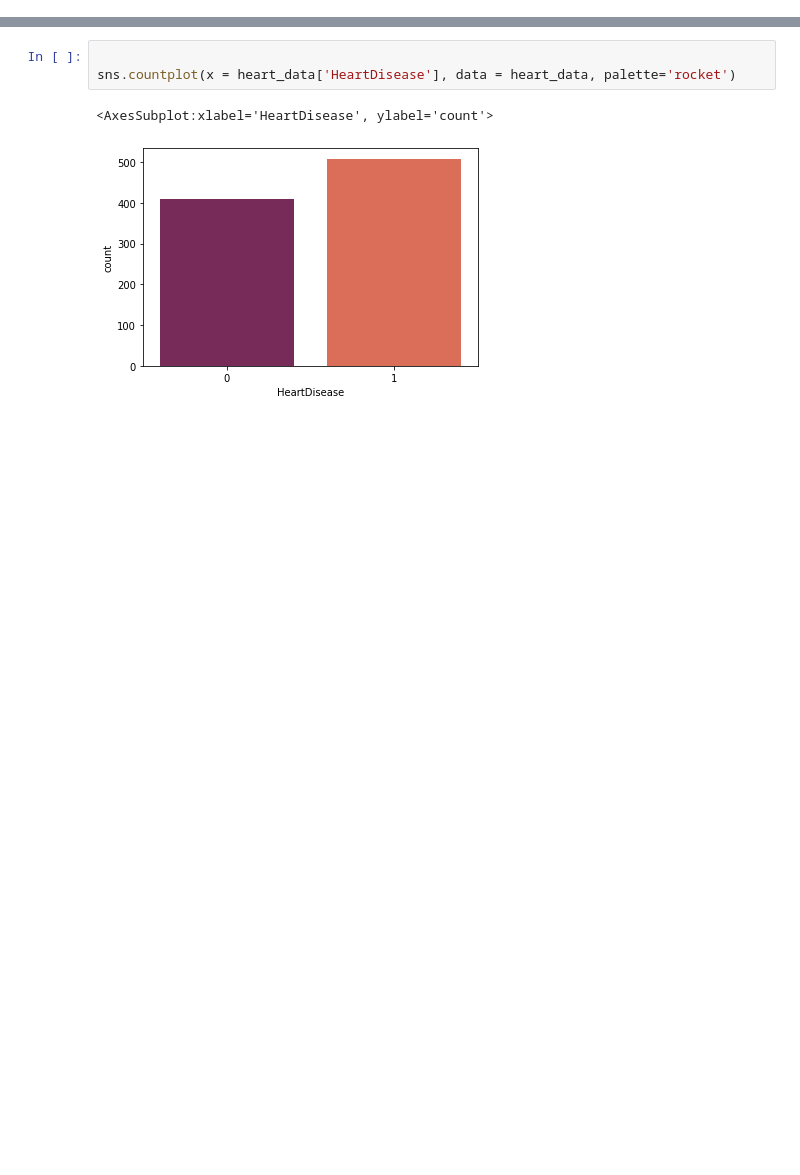
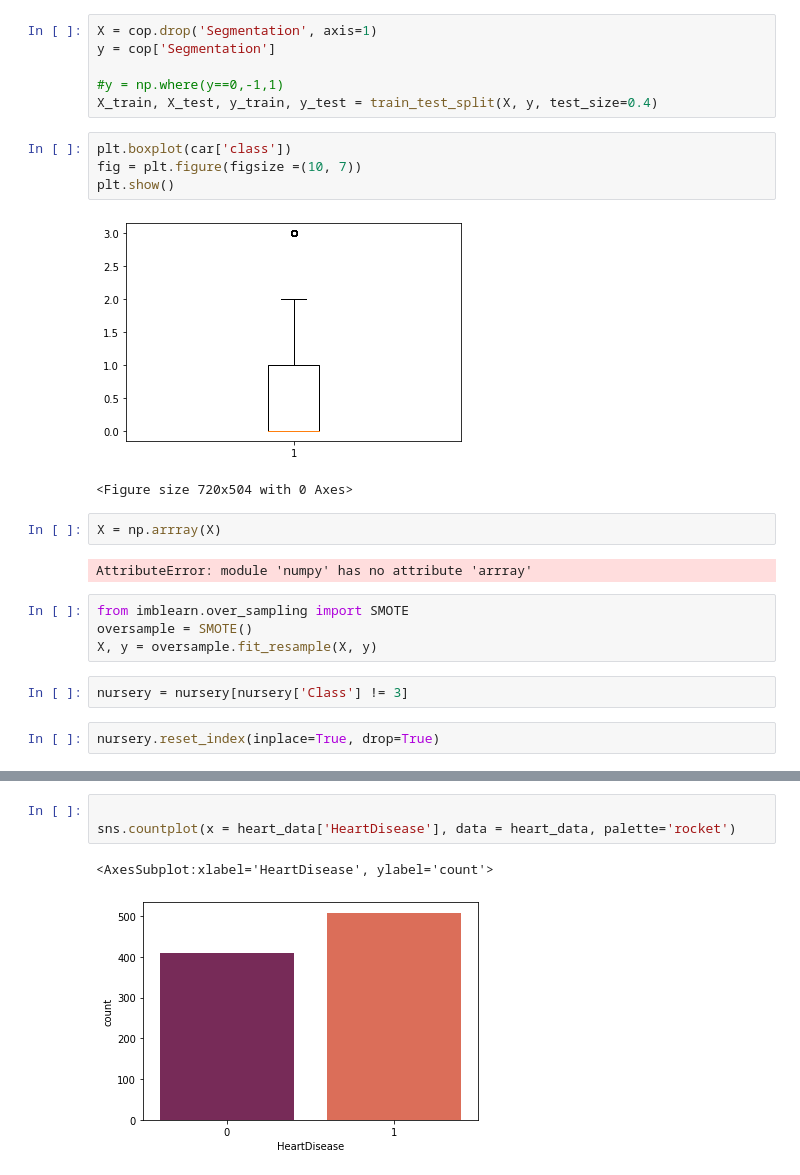
Before and after one commit to hugomdm/Adaboost_ADSL, a Jupyter notebook: code/Adaboost_MultiClass.ipynb, the cells around one changed output, grey strips where cells are left out. Cells and saved outputs as stored; diff of their text form; blank space fills up the shorter version.

```diff
--- a/code/Adaboost_MultiClass.ipynb
+++ b/code/Adaboost_MultiClass.ipynb
@@ -47,0 +161,25 @@ heart_data
+# %%
+X = cop.drop('Segmentation', axis=1)
+y = cop['Segmentation']
+
+#y = np.where(y==0,-1,1)
+X_train, X_test, y_train, y_test = train_test_split(X, y, test_size=0.4)
+# %%
+plt.boxplot(car['class'])
+fig = plt.figure(figsize =(10, 7))
+plt.show()
+# %% [output]
+[figure, added]
+<Figure size 720x504 with 0 Axes>
+# %%
+X = np.arrray(X)
+# %% [output]
+AttributeError: module 'numpy' has no attribute 'arrray'
+# %%
+from imblearn.over_sampling import SMOTE
+oversample = SMOTE()
+X, y = oversample.fit_resample(X, y)
+# %%
+nursery = nursery[nursery['Class'] != 3]
+# %%
+nursery.reset_index(inplace=True, drop=True)
```
Also changed, not shown: parts of 46 cells of this notebook, 6 other files.
